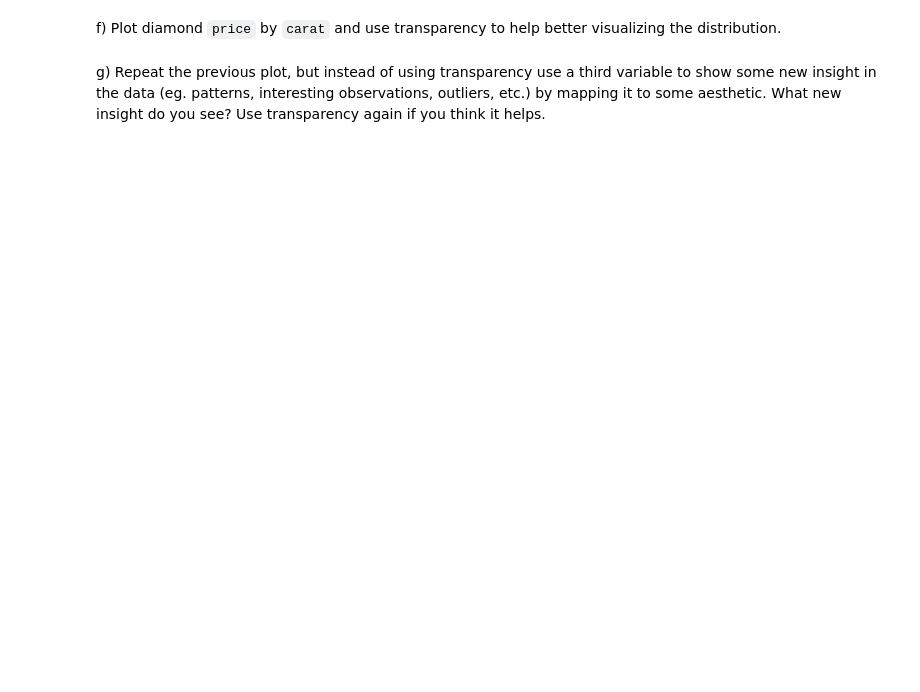
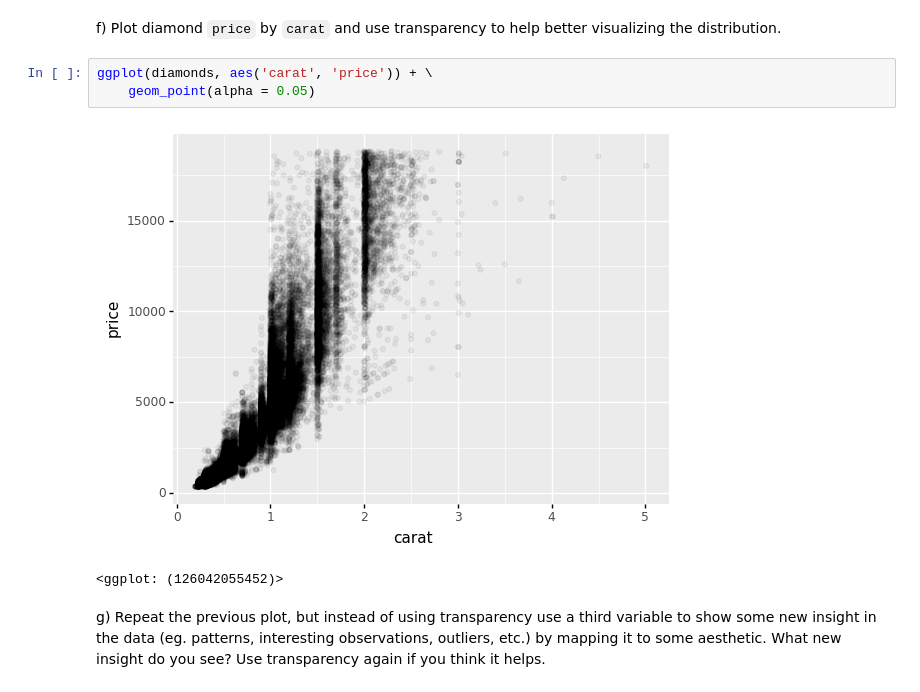
Before and after one commit to Gogonemnem/tu-delft-assignments, a Jupyter notebook: assignment3/eda.exercises_b.ipynb, the cells around one changed output. Drawn from its saved outputs; the diff is of its cells as text; blank space fills up the shorter version.

```diff
--- a/assignment3/eda.exercises_b.ipynb
+++ b/assignment3/eda.exercises_b.ipynb
@@ -55,4 +102,10 @@ e) Compute the age of each listing (you can use data about their reviews) and us
 # %% [markdown]
 f) Plot diamond `price` by `carat` and use transparency to help better visualizing the distribution.
+# %%
+ggplot(diamonds, aes('carat', 'price')) + \
+    geom_point(alpha = 0.05)
+# %% [output]
+[figure, added]
+<ggplot: (126042055452)>
 # %% [markdown]
 g) Repeat the previous plot, but instead of using transparency use a third variable to show some new insight in the data (eg. patterns, interesting observations, outliers, etc.) by mapping it to some aesthetic. What new insight do you see? Use transparency again if you think it helps.
```
Also changed, not shown: parts of 11 cells of this notebook.
